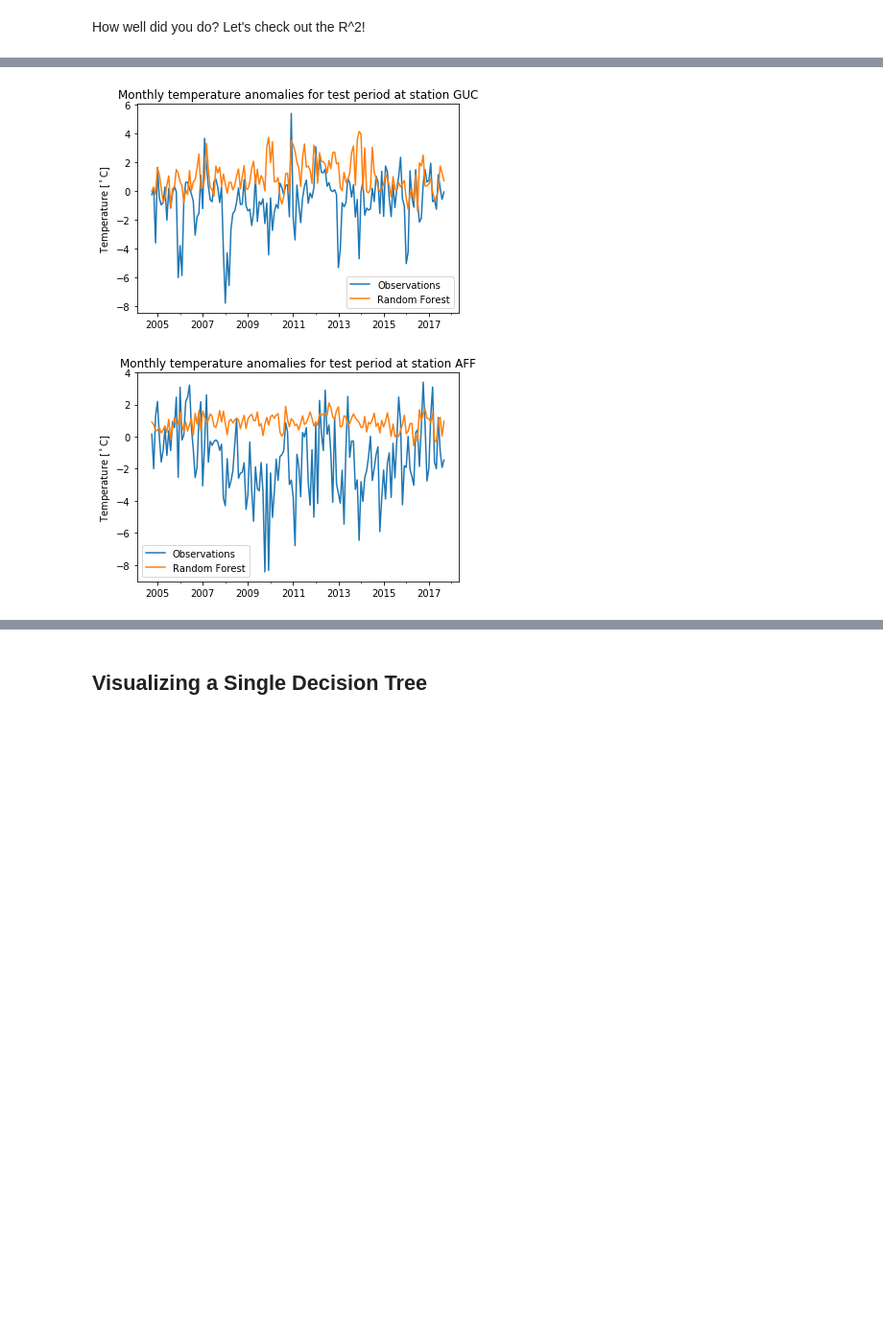
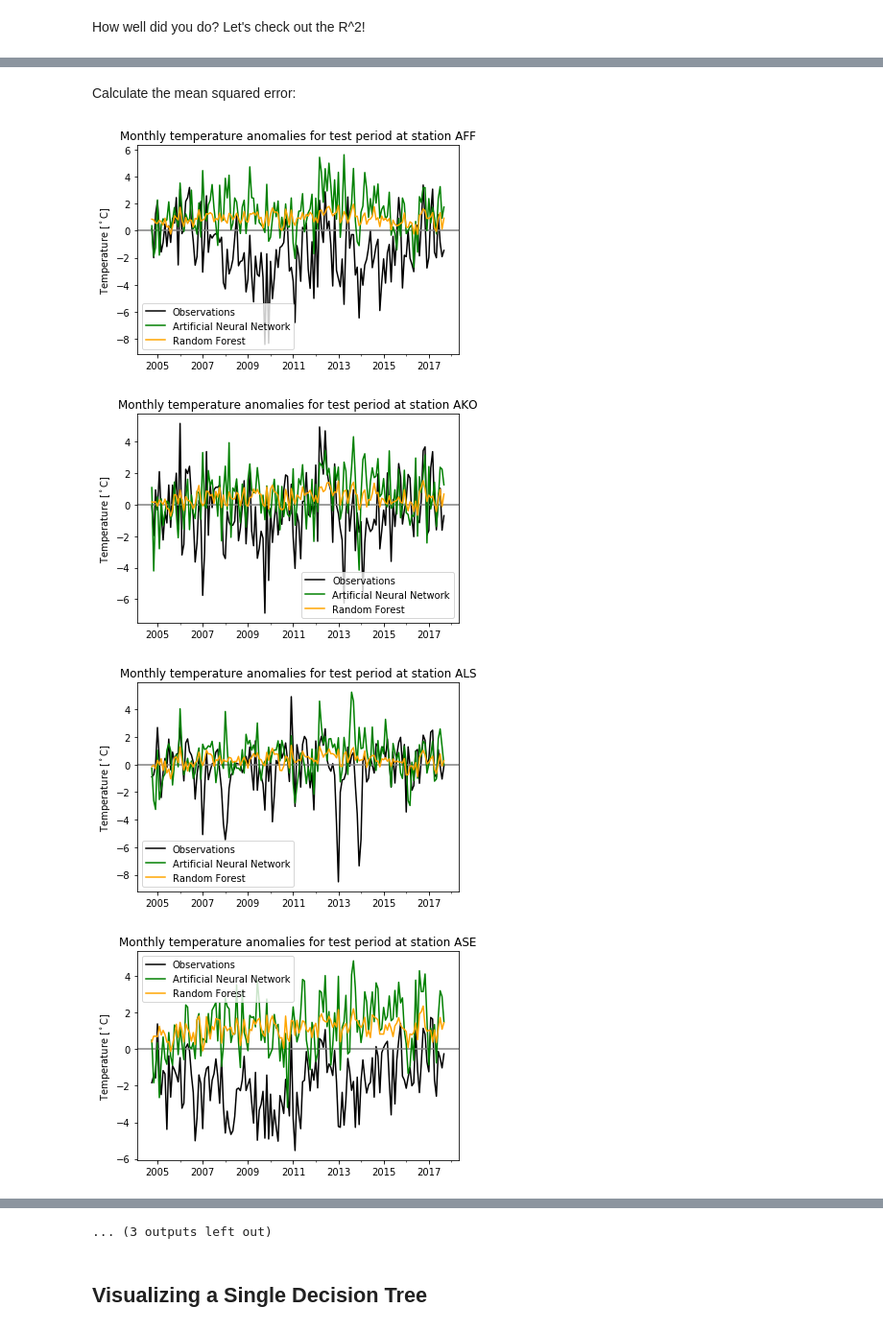
Before and after one commit to orianac/women_publicpolicy_downscaling, a Jupyter notebook: WPO2019_downscaling_techniques.ipynb, the cells around one changed output, grey strips where cells are left out. Shown at 96% size. Drawn from its saved outputs; the diff is of its cells as text; code cells hidden in the pictures; blank space fills up the shorter version.

Commit message:
Now neural networks and random forest are in one notebook!

```diff
--- a/WPO2019_downscaling_techniques.ipynb
+++ b/WPO2019_downscaling_techniques.ipynb
@@ -113,0 +146,2 @@ predictions = pd.DataFrame(predictions, columns=targets_test.columns, index=targ
+# %%
+mlp = MLPRegressor(hidden_layer_sizes=(456,456,456),max_iter=500)
@@ -113,0 +152,15 @@ predictions = pd.DataFrame(predictions, columns=targets_test.columns, index=targ
+# %%
+predictions_ann = pd.DataFrame(columns=station_list, index=features_test.index)
+for station in station_list:
+    Y_train = targets_train[station]
+    Y_test = targets_test[station]
+    print(station)
+
+    mlp.fit(X_train, Y_train)
+#     iters = 100
+#     predictions_100 = np.zeros((iters,X_test.shape[0]))
+
+#     for it in range(iters):
+#         mlp.fit(X_train,Y_train)
+#         predictions_100[it,:] = mlp.predict(X_test)
+    predictions_ann[station] = mlp.predict(X_test)
@@ -113,0 +185,7 @@ predictions = pd.DataFrame(predictions, columns=targets_test.columns, index=targ
+# %%
+iters = 100
+predictions_100 = np.zeros((iters,X_test.shape[0]))
+
+for it in range(iters):
+    mlp.fit(X_train,Y_train)
+    predictions_100[it,:] = mlp.predict(X_test)
@@ -113,0 +196,2 @@ predictions = pd.DataFrame(predictions, columns=targets_test.columns, index=targ
+# %%
+predictions = mlp.predict(X_test)
@@ -113,0 +206,2 @@ predictions = pd.DataFrame(predictions, columns=targets_test.columns, index=targ
+# %% [markdown]
+Calculate the mean squared error:
@@ -114,12 +210,19 @@ predictions = pd.DataFrame(predictions, columns=targets_test.columns, index=targ
 # %%
 for station in station_list:
     plt.figure()
-    targets_test[station].plot(label='Observations')
-    predictions[station].plot(label='Random Forest')
+
+    targets_test[station].plot(label='Observations', color='k')
+    plt.axhline(0, color='grey')
+
+    predictions_ann[station].plot(label='Artificial Neural Network', color='green')
+    predictions[station].plot(label='Random Forest', color='orange')
+
     plt.ylabel('Temperature [$^\circ$C]')
     plt.legend()
     plt.title('Monthly temperature anomalies for test period at station %s' % station)
-    plt.savefig('comparing_methods_%s_January.png' % station, dpi=250)
+    plt.savefig('comparing_methods_%s_test_period.png' % station, dpi=250)
 # %% [output]
-[figure, old version]
+[figure, new version]
-[figure, old version]
+[figure, new version]
+[figure, added]
+[figure, added]
@@ -125,0 +237 @@ for station in station_list:
+... (3 outputs left out)
```
Also changed, not shown: parts of 18 cells of this notebook.
